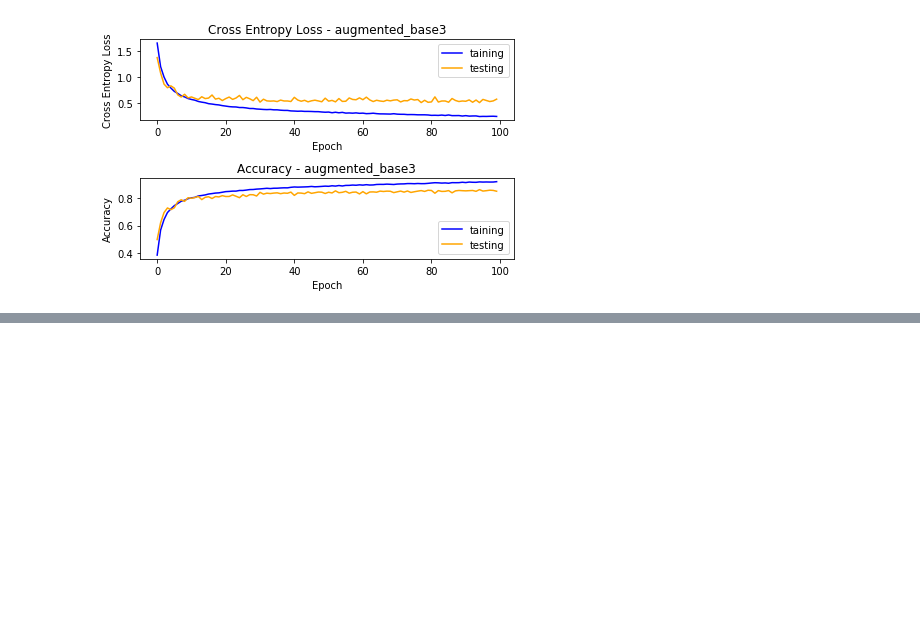
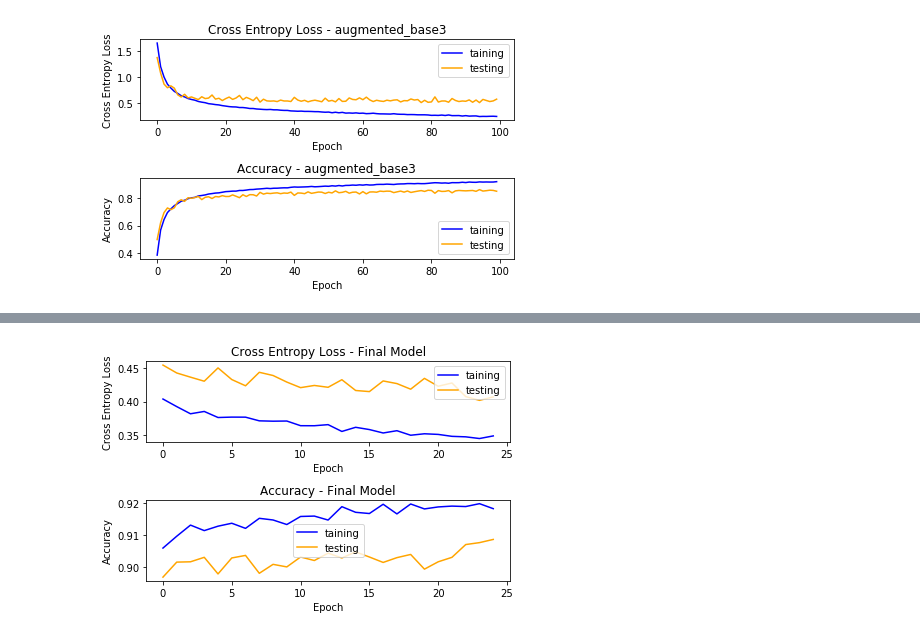
Before and after one commit to TheKermitFrog/cifar10-CNN, a Jupyter notebook: cifar10_model_training.ipynb, the cells around one changed output, grey strips where cells are left out. Saved outputs shown, nothing was run; the diff lists cells and outputs as text; code cells hidden in the pictures; blank space fills up the shorter version.

```diff
--- a/cifar10_model_training.ipynb
+++ b/cifar10_model_training.ipynb
@@ -77,0 +93,10 @@ Model Saved
+# %%
+opt = Adam(lr=0.0001)
+final_model.compile(loss='categorical_crossentropy', optimizer=opt, metrics=['accuracy'])
+datagen = ImageDataGenerator(
+    rotation_range=10,
+    width_shift_range=0.1,
+    height_shift_range=0.1,
+    horizontal_flip=True)
+steps = trainX_norm.shape[0] // 64
+history = final_model.fit(datagen.flow(trainX_norm, trainY, batch_size=64), steps_per_epoch=steps, epochs=25, validation_data=(testX_norm, testY), verbose=1)
@@ -77,0 +123,23 @@ Model Saved
+# %%
+fig, ax = plt.subplots(2, 2)
+plt.subplot(211)
+plt.plot(history.history['loss'], color='blue', label='taining')
+plt.plot(history.history['val_loss'], color='orange', label='testing')
+plt.xlabel('Epoch')
+plt.ylabel('Cross Entropy Loss')
+plt.title('Cross Entropy Loss - Final Model' )
+plt.legend()
+plt.subplot(212)
+plt.plot(history.history['accuracy'], color='blue', label='taining')
+plt.plot(history.history['val_accuracy'], color='orange', label='testing')
+plt.xlabel('Epoch')
+plt.ylabel('Accuracy')
+plt.title('Accuracy - Final Model')
+plt.legend()
+
+fig.tight_layout()
+plt.savefig('models/augmented_VGG3_normalized_3_250_1_25_plot.png', dpi=300)
+plt.show()
+plt.close()
+# %% [output]
+[figure, added]
```
Also changed, not shown: parts of 5 cells of this notebook, 10 other files.
